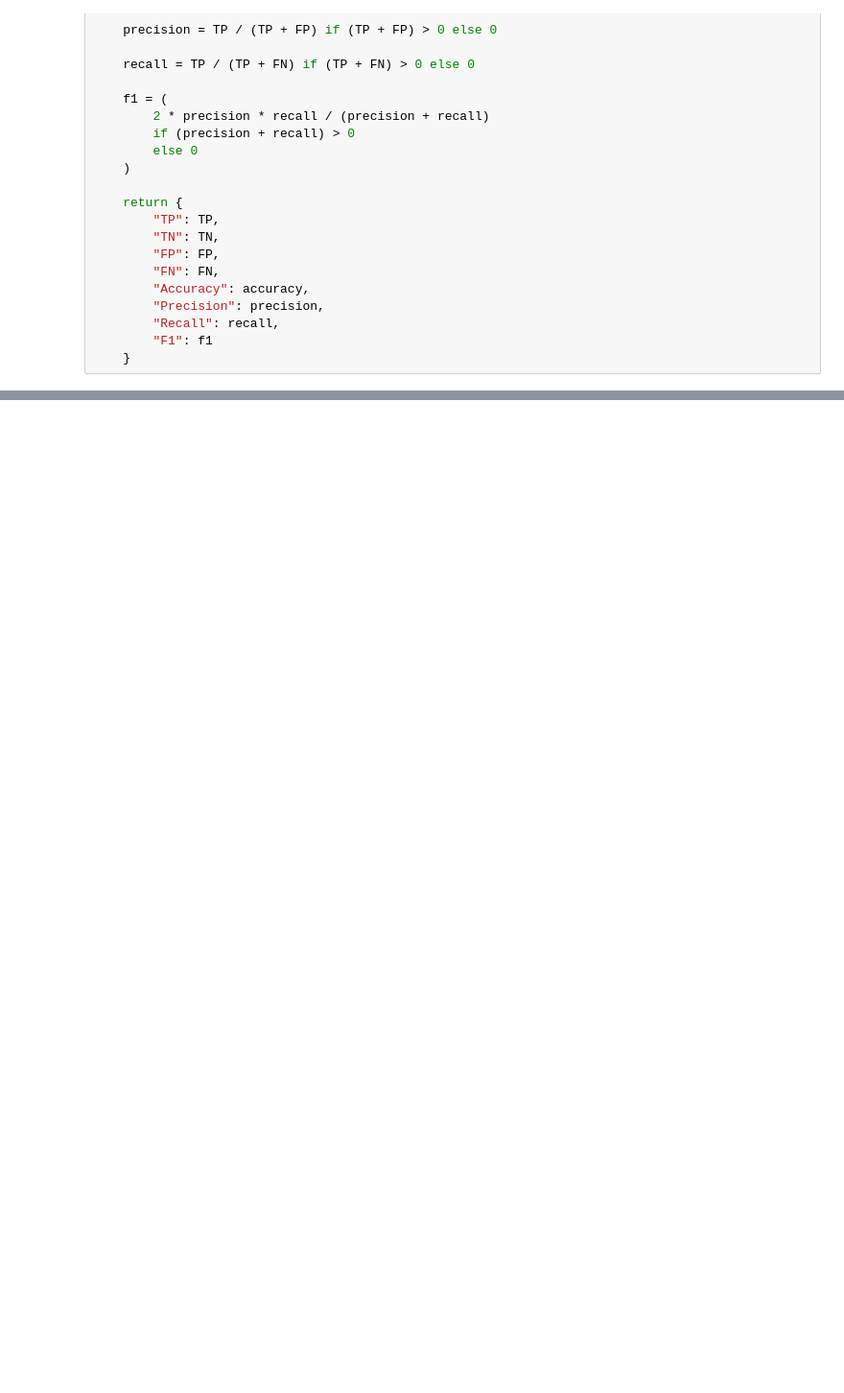
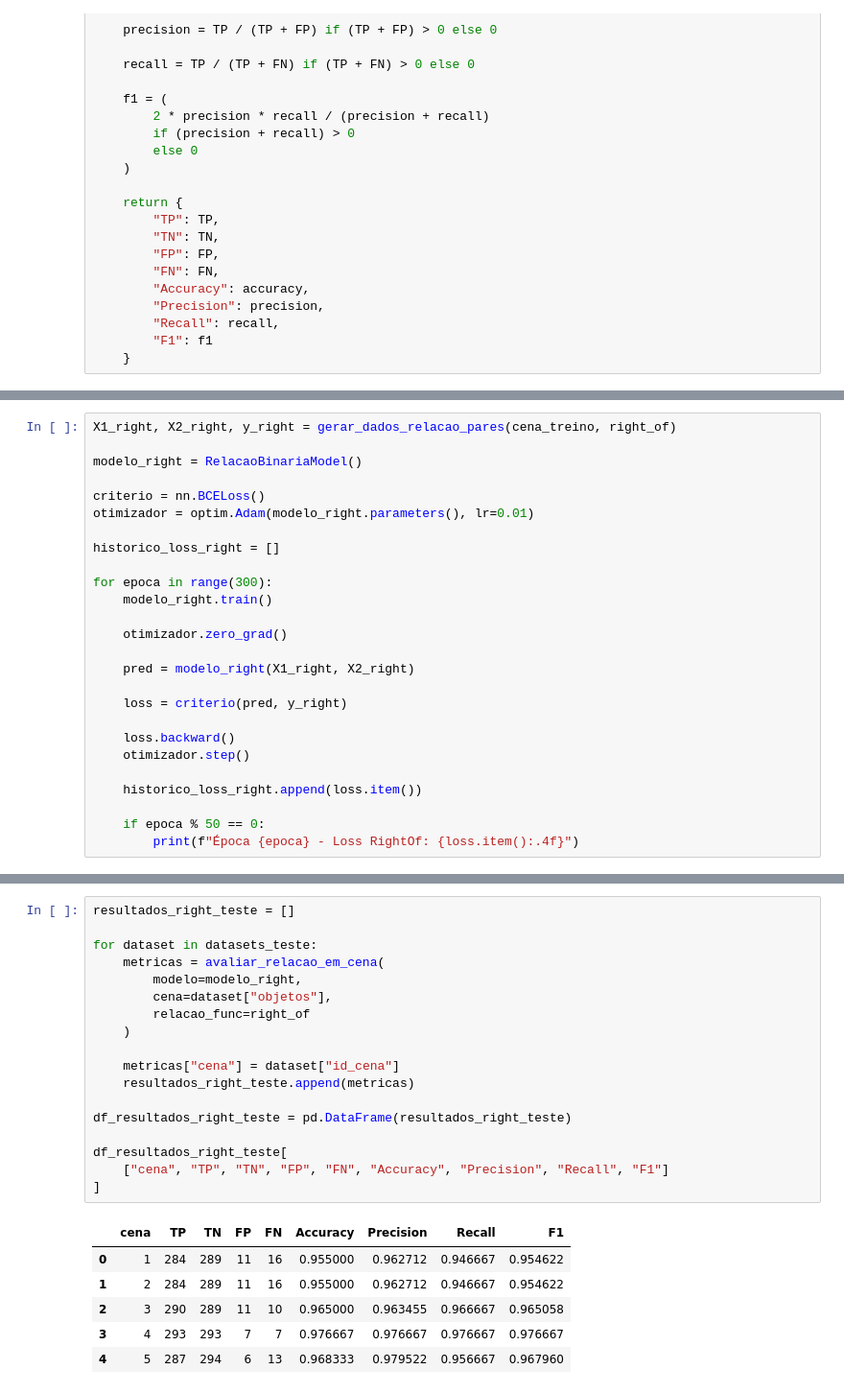
Before and after one commit to marceleazoliveira/TF_IA, a Jupyter notebook: TF_IA.ipynb, the cells around one changed output, grey strips where cells are left out. Shown at 96% size. Saved outputs shown, nothing was run; the diff lists cells and outputs as text; blank space fills up the shorter version.

```diff
--- a/TF_IA.ipynb
+++ b/TF_IA.ipynb
@@ -517,0 +841,26 @@ metricas_in_between
+# %%
+X1_right, X2_right, y_right = gerar_dados_relacao_pares(cena_treino, right_of)
+
+modelo_right = RelacaoBinariaModel()
+
+criterio = nn.BCELoss()
+otimizador = optim.Adam(modelo_right.parameters(), lr=0.01)
+
+historico_loss_right = []
+
+for epoca in range(300):
+    modelo_right.train()
+
+    otimizador.zero_grad()
+
+    pred = modelo_right(X1_right, X2_right)
+
+    loss = criterio(pred, y_right)
+
+    loss.backward()
+    otimizador.step()
+
+    historico_loss_right.append(loss.item())
+
+    if epoca % 50 == 0:
+        print(f"Época {epoca} - Loss RightOf: {loss.item():.4f}")
@@ -517,0 +891,25 @@ metricas_in_between
+# %%
+resultados_right_teste = []
+
+for dataset in datasets_teste:
+    metricas = avaliar_relacao_em_cena(
+        modelo=modelo_right,
+        cena=dataset["objetos"],
+        relacao_func=right_of
+    )
+
+    metricas["cena"] = dataset["id_cena"]
+    resultados_right_teste.append(metricas)
+
+df_resultados_right_teste = pd.DataFrame(resultados_right_teste)
+
+df_resultados_right_teste[
+    ["cena", "TP", "TN", "FP", "FN", "Accuracy", "Precision", "Recall", "F1"]
+]
+# %% [output]
+|  | cena | TP | TN | FP | FN | Accuracy | Precision | Recall | F1 |
+| 0 | 1 | 284 | 289 | 11 | 16 | 0.955000 | 0.962712 | 0.946667 | 0.954622 |
+| 1 | 2 | 284 | 289 | 11 | 16 | 0.955000 | 0.962712 | 0.946667 | 0.954622 |
+| 2 | 3 | 290 | 289 | 11 | 10 | 0.965000 | 0.963455 | 0.966667 | 0.965058 |
+| 3 | 4 | 293 | 293 | 7 | 7 | 0.976667 | 0.976667 | 0.976667 | 0.976667 |
+| 4 | 5 | 287 | 294 | 6 | 13 | 0.968333 | 0.979522 | 0.956667 | 0.967960 |
```
Also changed, not shown: parts of 92 cells of this notebook.
